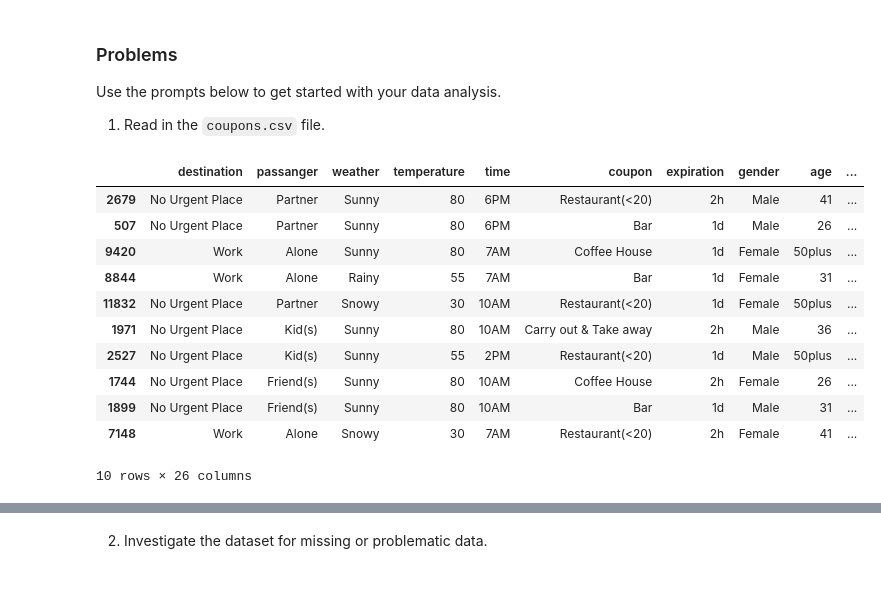
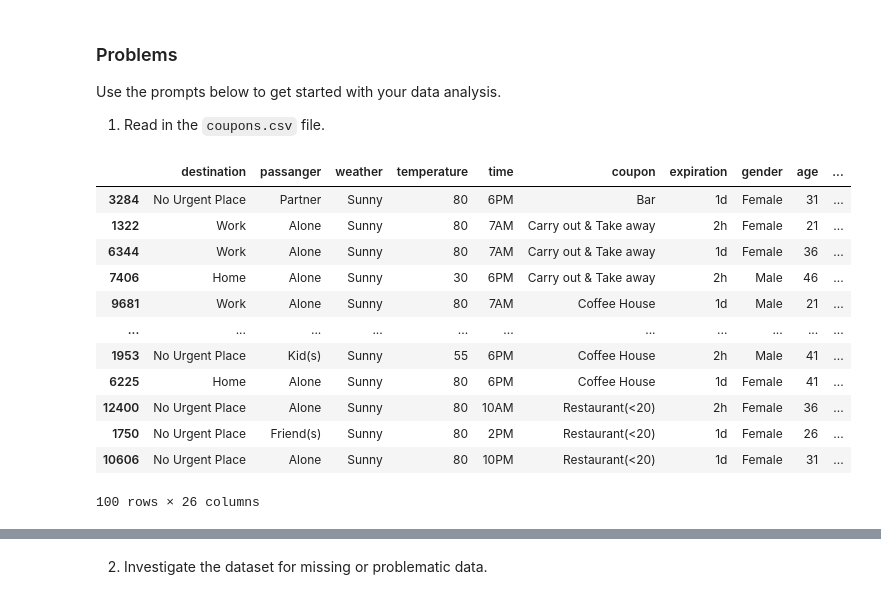
Before and after one commit to iswarcb/test, a Jupyter notebook: assignment_5.ipynb, the cells around one changed output, grey strips where cells are left out. Drawn from its saved outputs; the diff is of its cells as text; code cells hidden in the pictures.

```diff
--- a/assignment_5.ipynb
+++ b/assignment_5.ipynb
@@ -69,17 +69,18 @@ Use the prompts below to get started with your data analysis.
 # %%
 data = pd.read_csv('data/coupons.csv')
 # %%
-data.sample(10)
+data.sample(100)
 # %% [output]
 |  | destination | passanger | weather | temperature | time | coupon | expiration | gender | age | ... |
-| 2679 | No Urgent Place | Partner | Sunny | 80 | 6PM | Restaurant(<20) | 2h | Male | 41 | ... |
-| 507 | No Urgent Place | Partner | Sunny | 80 | 6PM | Bar | 1d | Male | 26 | ... |
-| 9420 | Work | Alone | Sunny | 80 | 7AM | Coffee House | 1d | Female | 50plus | ... |
-| 8844 | Work | Alone | Rainy | 55 | 7AM | Bar | 1d | Female | 31 | ... |
-| 11832 | No Urgent Place | Partner | Snowy | 30 | 10AM | Restaurant(<20) | 1d | Female | 50plus | ... |
-| 1971 | No Urgent Place | Kid(s) | Sunny | 80 | 10AM | Carry out & Take away | 2h | Male | 36 | ... |
-| 2527 | No Urgent Place | Kid(s) | Sunny | 55 | 2PM | Restaurant(<20) | 1d | Male | 50plus | ... |
-| 1744 | No Urgent Place | Friend(s) | Sunny | 80 | 10AM | Coffee House | 2h | Female | 26 | ... |
-| 1899 | No Urgent Place | Friend(s) | Sunny | 80 | 10AM | Bar | 1d | Male | 31 | ... |
-| 7148 | Work | Alone | Snowy | 30 | 7AM | Restaurant(<20) | 2h | Female | 41 | ... |
+| 3284 | No Urgent Place | Partner | Sunny | 80 | 6PM | Bar | 1d | Female | 31 | ... |
+| 1322 | Work | Alone | Sunny | 80 | 7AM | Carry out & Take away | 2h | Female | 21 | ... |
+| 6344 | Work | Alone | Sunny | 80 | 7AM | Carry out & Take away | 1d | Female | 36 | ... |
+| 7406 | Home | Alone | Sunny | 30 | 6PM | Carry out & Take away | 2h | Male | 46 | ... |
+| 9681 | Work | Alone | Sunny | 80 | 7AM | Coffee House | 1d | Male | 21 | ... |
+| ... | ... | ... | ... | ... | ... | ... | ... | ... | ... | ... |
+| 1953 | No Urgent Place | Kid(s) | Sunny | 55 | 6PM | Coffee House | 2h | Male | 41 | ... |
+| 6225 | Home | Alone | Sunny | 80 | 6PM | Coffee House | 1d | Female | 41 | ... |
+| 12400 | No Urgent Place | Alone | Sunny | 80 | 10AM | Restaurant(<20) | 2h | Female | 36 | ... |
+| 1750 | No Urgent Place | Friend(s) | Sunny | 80 | 2PM | Restaurant(<20) | 1d | Female | 26 | ... |
+| 10606 | No Urgent Place | Alone | Sunny | 80 | 10PM | Restaurant(<20) | 1d | Female | 31 | ... |
-10 rows × 26 columns
+100 rows × 26 columns
```
Also changed, not shown: parts of 11 cells of this notebook, 1 other file.
